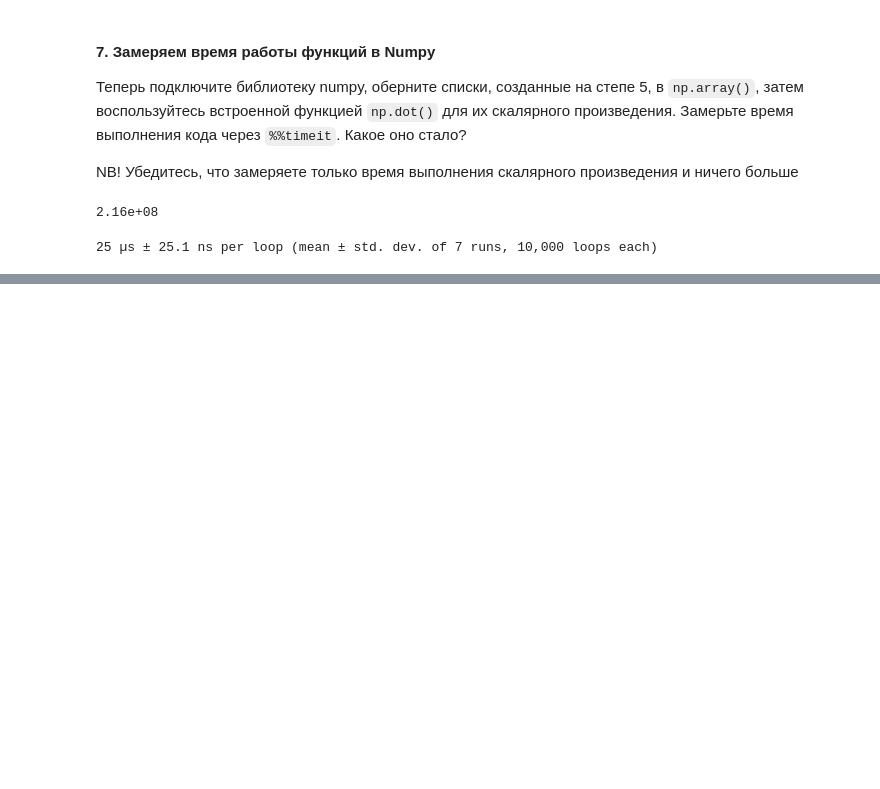
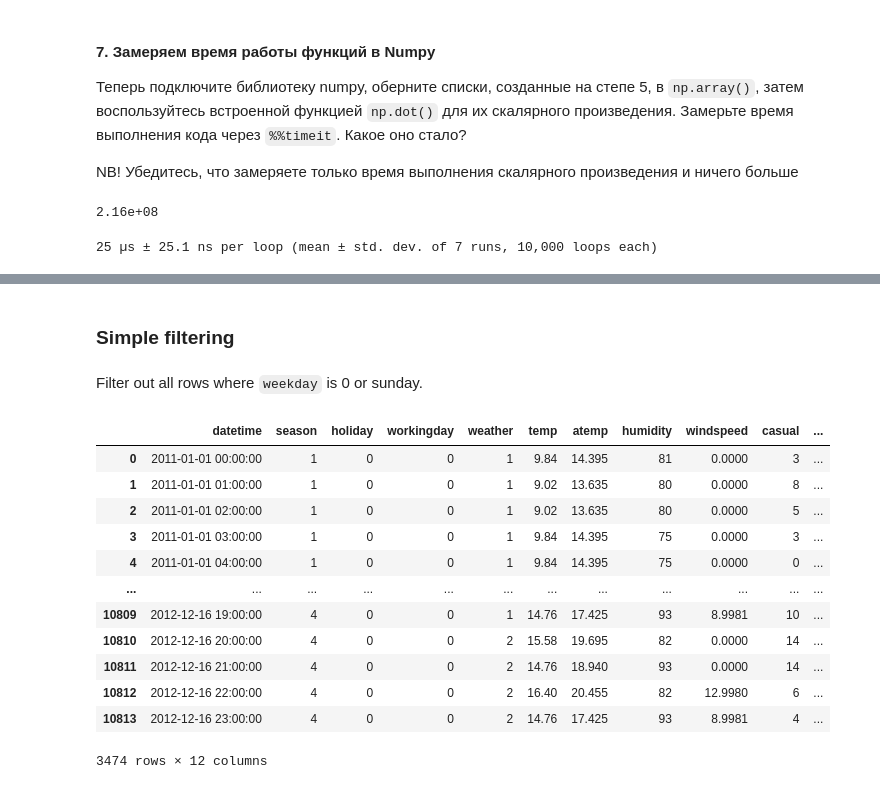
Before and after one commit to Alexey3250/Start_ML, a Jupyter notebook: Applied programming in Python Notes.ipynb, the cells around one changed output, grey strips where cells are left out. Cells and saved outputs as stored; diff of their text form; code cells hidden in the pictures; blank space fills up the shorter version.

```diff
--- a/Applied programming in Python Notes.ipynb
+++ b/Applied programming in Python Notes.ipynb
@@ -4001,4 +4001,4 @@ Pandas умеет читать данные в самых разных форм
 # %%
 import pandas as pd
 # CSV файл читается функцией read_csv
-df = pd.read_csv('Applied programming in Python/Lesson 5 pandas/train.csv')
+df = pd.read_csv('Python/Lesson 5 pandas/train.csv')
@@ -4007,4 +4004,0 @@ FileNotFoundError: [Errno 2] No such file or directory: 'Applied programming in
-# %%
-import pandas as pd
-# CSV файл читается функцией read_csv
-df = pd.read_csv('Applied programming in Python\Lesson 5 pandas\train.csv')
@@ -4012,0 +4074,20 @@ OSError: [Errno 22] Invalid argument: 'Applied programming in Python\\Lesson 5 p
+# %% [markdown]
+### Simple filtering
+# %% [markdown]
+Filter out all rows where `weekday` is 0 or sunday.
+# %%
+df[df['workingday'] == 0]
+# %% [output]
+|  | datetime | season | holiday | workingday | weather | temp | atemp | humidity | windspeed | casual | ... |
+| 0 | 2011-01-01 00:00:00 | 1 | 0 | 0 | 1 | 9.84 | 14.395 | 81 | 0.0000 | 3 | ... |
+| 1 | 2011-01-01 01:00:00 | 1 | 0 | 0 | 1 | 9.02 | 13.635 | 80 | 0.0000 | 8 | ... |
+| 2 | 2011-01-01 02:00:00 | 1 | 0 | 0 | 1 | 9.02 | 13.635 | 80 | 0.0000 | 5 | ... |
+| 3 | 2011-01-01 03:00:00 | 1 | 0 | 0 | 1 | 9.84 | 14.395 | 75 | 0.0000 | 3 | ... |
+| 4 | 2011-01-01 04:00:00 | 1 | 0 | 0 | 1 | 9.84 | 14.395 | 75 | 0.0000 | 0 | ... |
+| ... | ... | ... | ... | ... | ... | ... | ... | ... | ... | ... | ... |
+| 10809 | 2012-12-16 19:00:00 | 4 | 0 | 0 | 1 | 14.76 | 17.425 | 93 | 8.9981 | 10 | ... |
+| 10810 | 2012-12-16 20:00:00 | 4 | 0 | 0 | 2 | 15.58 | 19.695 | 82 | 0.0000 | 14 | ... |
+| 10811 | 2012-12-16 21:00:00 | 4 | 0 | 0 | 2 | 14.76 | 18.940 | 93 | 0.0000 | 14 | ... |
+| 10812 | 2012-12-16 22:00:00 | 4 | 0 | 0 | 2 | 16.40 | 20.455 | 82 | 12.9980 | 6 | ... |
+| 10813 | 2012-12-16 23:00:00 | 4 | 0 | 0 | 2 | 14.76 | 17.425 | 93 | 8.9981 | 4 | ... |
+3474 rows × 12 columns
```
Also changed, not shown: parts of 37 cells of this notebook.
